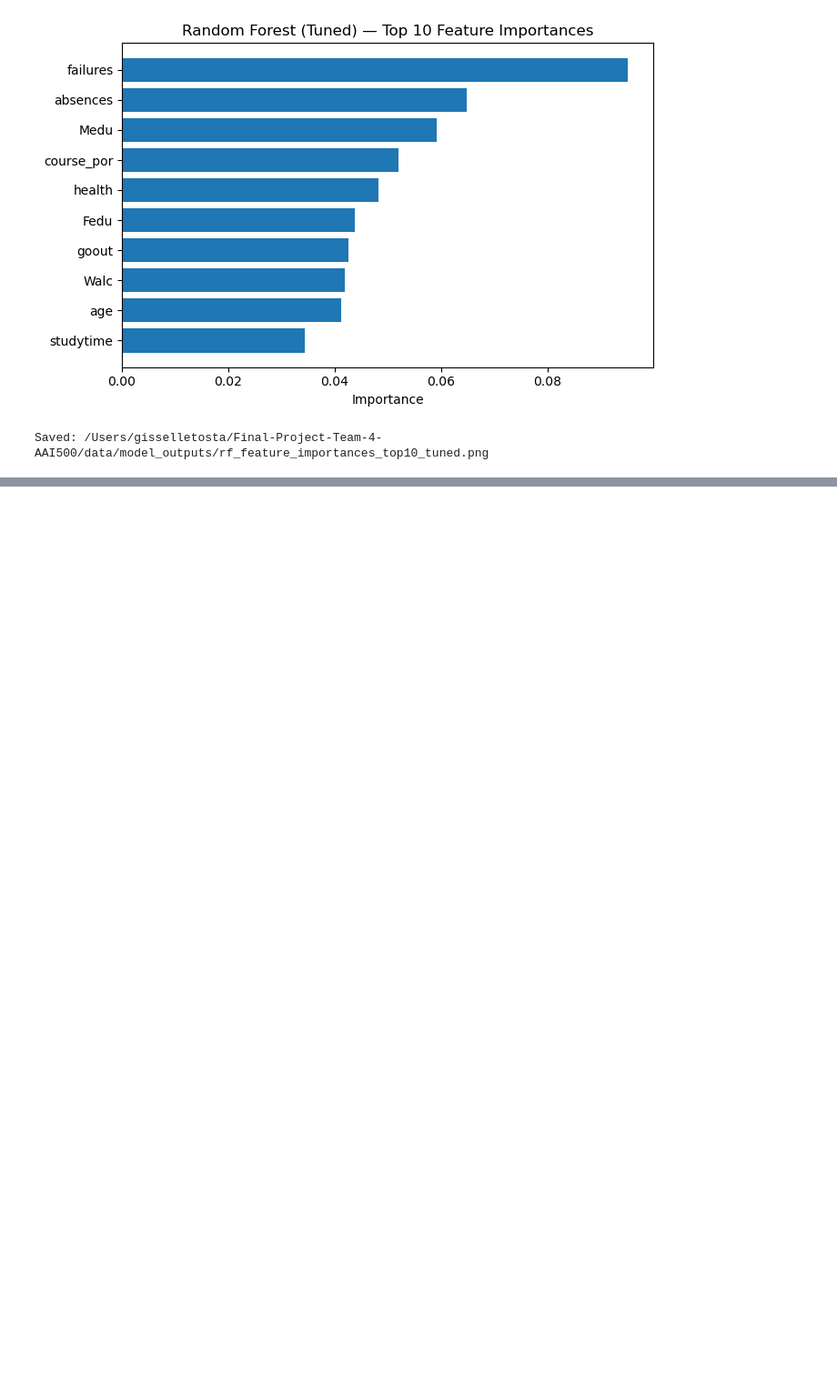
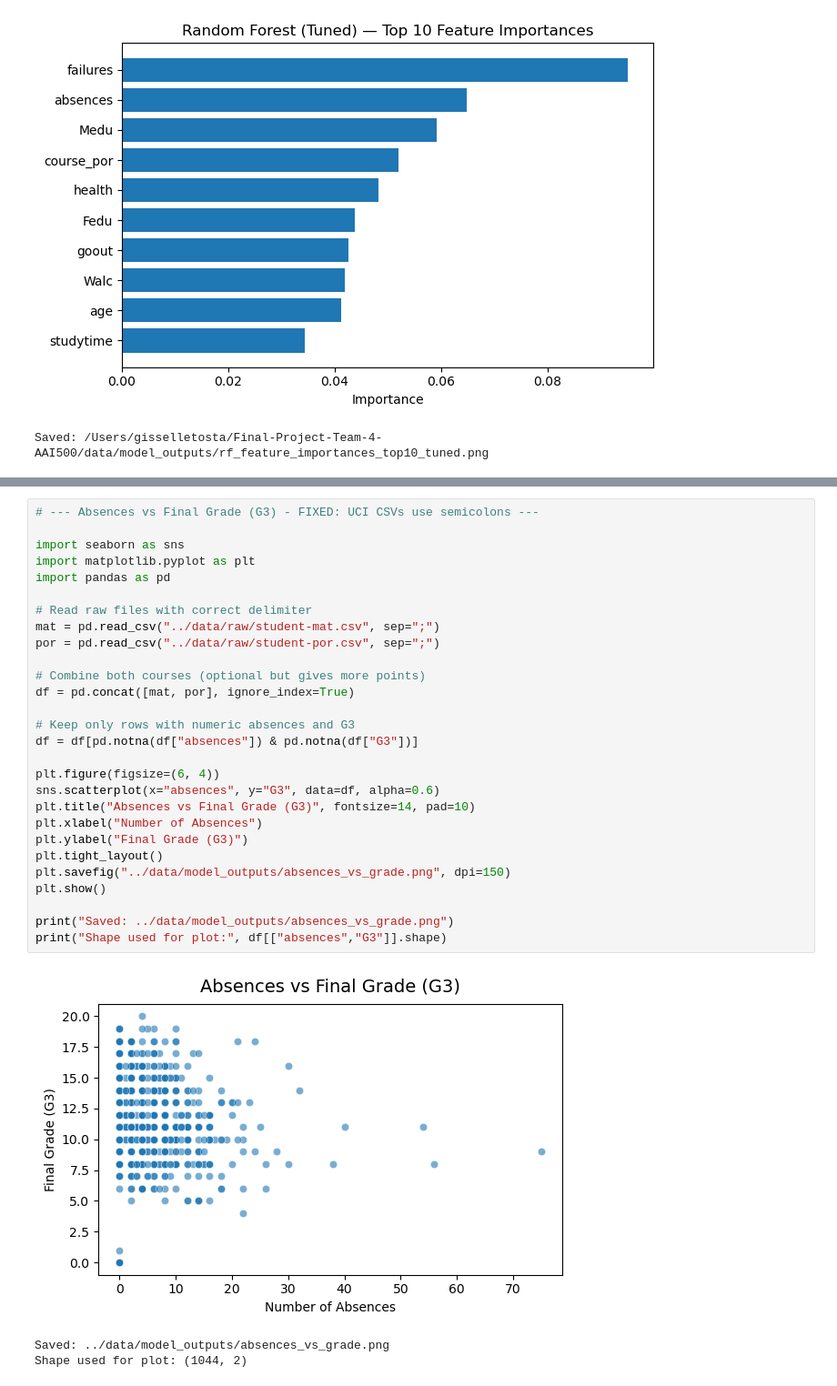
Before and after one commit to 19giss/Final-Project-Team-4-AAI500, a Jupyter notebook: notebooks/02_Modeling.ipynb, the cells around one changed output, grey strips where cells are left out. Shown: that part at 91% size. Cells and saved outputs as stored; diff of their text form; blank space fills up the shorter version.

```diff
--- a/notebooks/02_Modeling.ipynb
+++ b/notebooks/02_Modeling.ipynb
@@ -726,0 +751,32 @@ Saved: /Users/gisselletosta/Final-Project-Team-4-AAI500/data/model_outputs/rf_fe
+# %%
+# --- Absences vs Final Grade (G3) - FIXED: UCI CSVs use semicolons ---
+
+import seaborn as sns
+import matplotlib.pyplot as plt
+import pandas as pd
+
+# Read raw files with correct delimiter
+mat = pd.read_csv("../data/raw/student-mat.csv", sep=";")
+por = pd.read_csv("../data/raw/student-por.csv", sep=";")
+
+# Combine both courses (optional but gives more points)
+df = pd.concat([mat, por], ignore_index=True)
+
+# Keep only rows with numeric absences and G3
+df = df[pd.notna(df["absences"]) & pd.notna(df["G3"])]
+
+plt.figure(figsize=(6, 4))
+sns.scatterplot(x="absences", y="G3", data=df, alpha=0.6)
+plt.title("Absences vs Final Grade (G3)", fontsize=14, pad=10)
+plt.xlabel("Number of Absences")
+plt.ylabel("Final Grade (G3)")
+plt.tight_layout()
+plt.savefig("../data/model_outputs/absences_vs_grade.png", dpi=150)
+plt.show()
+
+print("Saved: ../data/model_outputs/absences_vs_grade.png")
+print("Shape used for plot:", df[["absences","G3"]].shape)
+# %% [output]
+[figure, added]
+Saved: ../data/model_outputs/absences_vs_grade.png
+Shape used for plot: (1044, 2)
```
Also changed, not shown: parts of 2 cells of this notebook, 5 other files.
